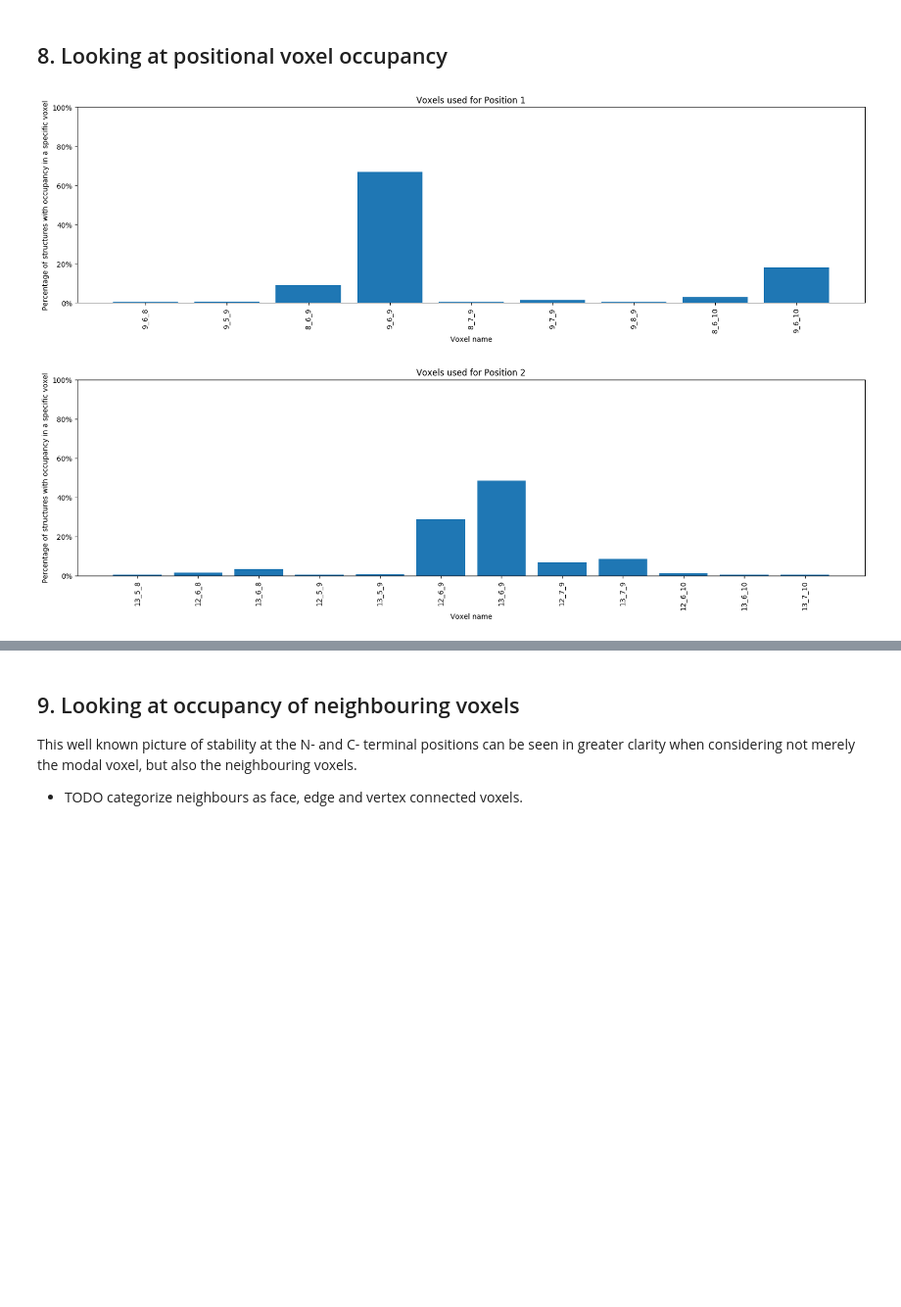
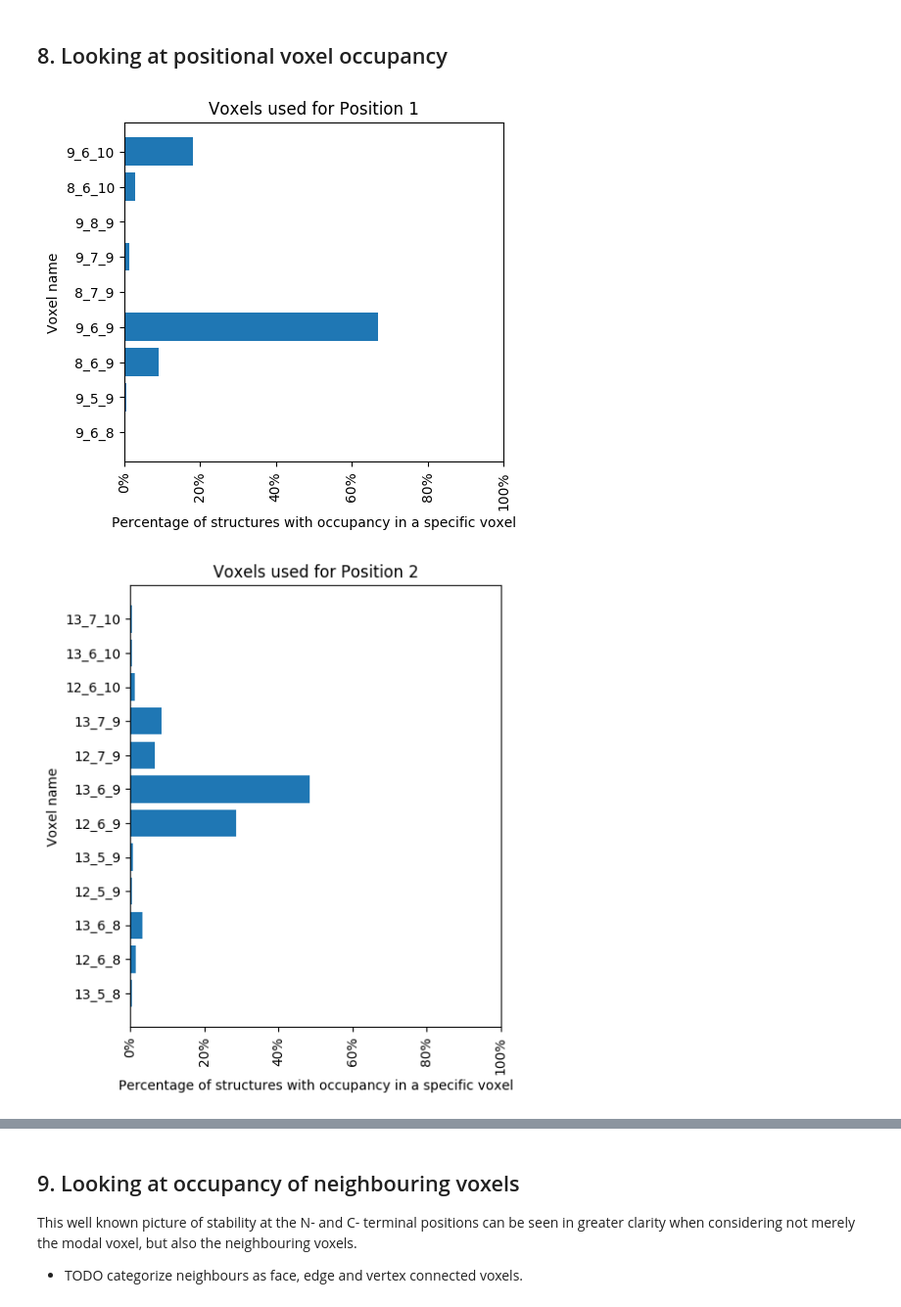
Before and after one commit to histofyi/voxels, a Jupyter notebook: Voxel generation and analysis.ipynb, the cells around one changed output, grey strips where cells are left out. Shown at 98% size. Saved outputs shown, nothing was run; the diff lists cells and outputs as text; code cells hidden in the pictures; blank space fills up the shorter version.

Commit message:
Revised version of the notebook with reoriented voxel useage plots

```diff
--- a/Voxel generation and analysis.ipynb
+++ b/Voxel generation and analysis.ipynb
@@ -358,25 +358,25 @@ There are 206 different voxels used.
 # %%
 all_used_voxels = []
 
 for position in position_voxel_collection:
 
     position_voxel_names = [voxel_name for voxel_name in voxel_grid['voxels'].keys() if voxel_name in position_voxel_collection[position]]
 
     all_used_voxels += position_voxel_names
 
     used_voxel_count = [position_voxel_collection[position][voxel_name]['count']/structure_count * 100 for voxel_name in position_voxel_names]
 
-    plt.figure(figsize=(20, 5))
-    plt.bar(position_voxel_names, used_voxel_count, color='tab:blue')
+    plt.figure(figsize=(5, 0.5 * len(used_voxel_count)))
+    plt.barh(position_voxel_names, used_voxel_count, color='tab:blue')
 
     plt.title(f"Voxels used for Position {position}")
-    plt.xlabel("Voxel name")
-    plt.ylabel("Percentage of structures with occupancy in a specific voxel")
-    plt.gca().yaxis.set_major_formatter(plt.FuncFormatter('{:.0f}%'.format))
-    plt.ylim(0, 100)
+    plt.ylabel("Voxel name")
+    plt.xlabel("Percentage of structures with occupancy in a specific voxel")
+    plt.gca().xaxis.set_major_formatter(plt.FuncFormatter('{:.0f}%'.format))
+    plt.xlim(0, 100)
     plt.xticks(rotation=90)
 
     plt.show()
 # %% [output]
-[figure, old version]
+[figure, new version]
-[figure, old version]
+[figure, new version]
```
Also changed, not shown: parts of 3 cells of this notebook.
